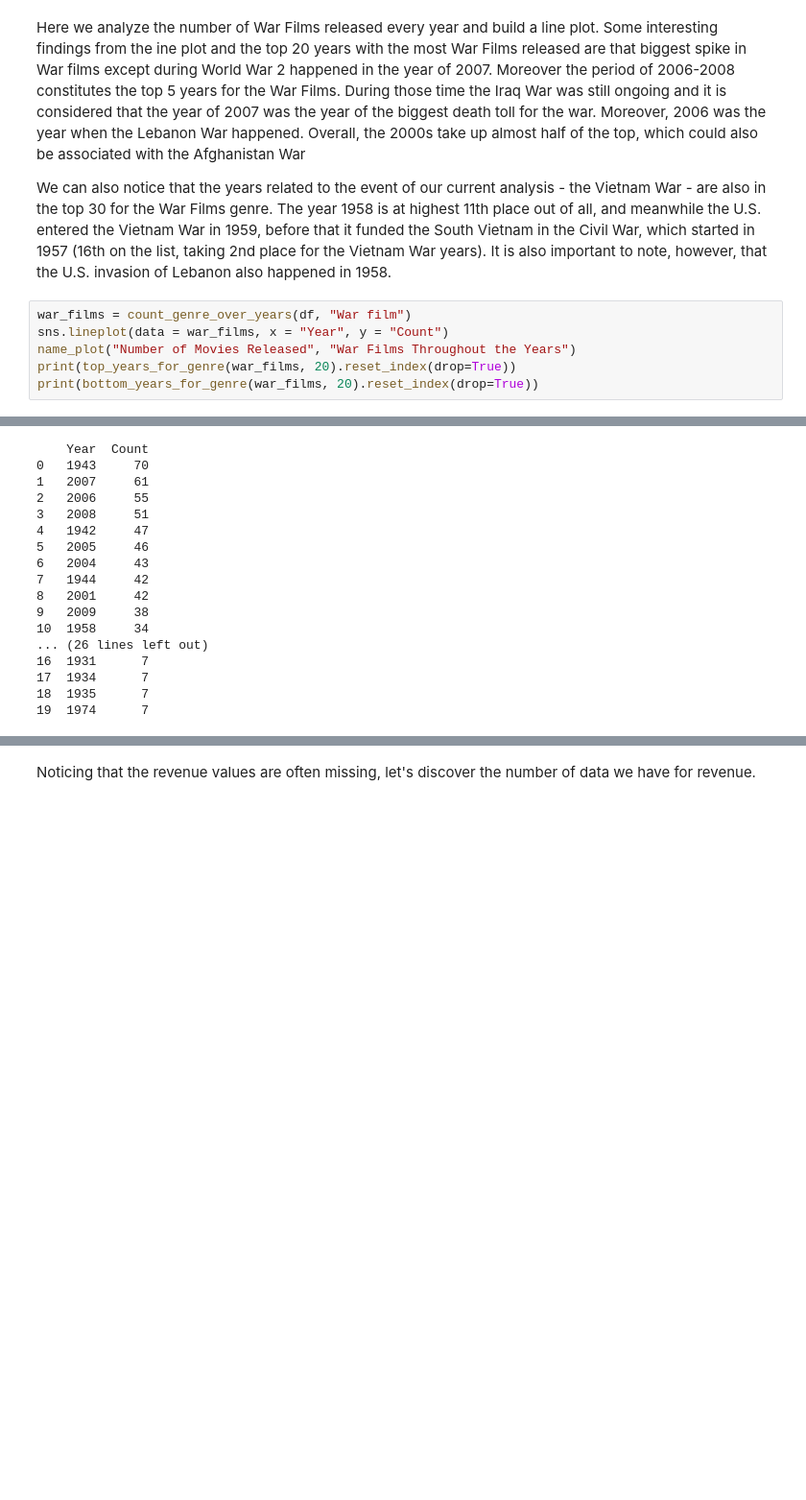
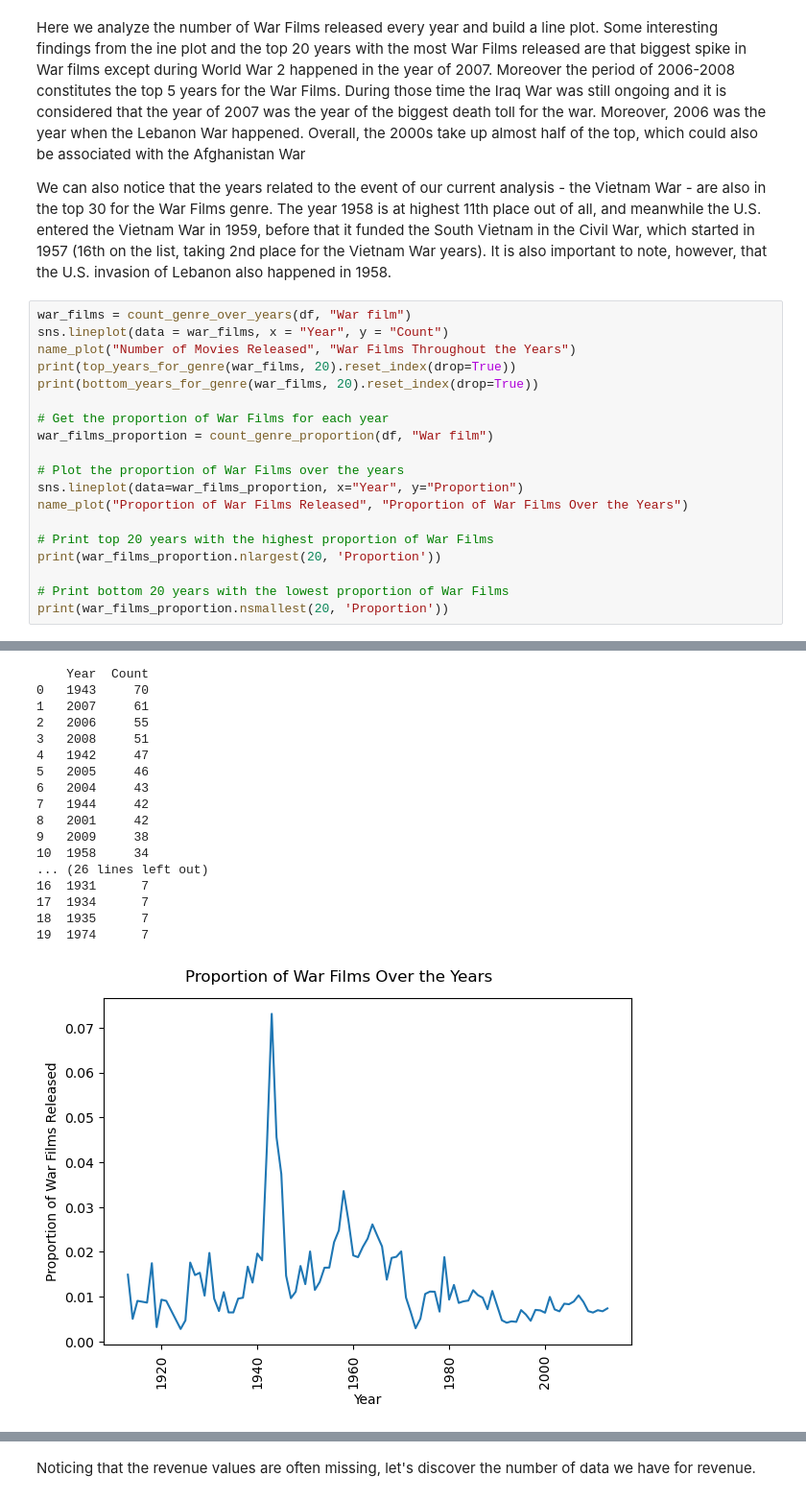
Before and after one commit to epfl-ada/ada-2024-project-americandentalassociation, a Jupyter notebook: results.ipynb, the cells around one changed output, grey strips where cells are left out. Shown at 96% size. Cells and saved outputs as stored; diff of their text form; blank space fills up the shorter version.

Commit message:
new data

```diff
--- a/results.ipynb
+++ b/results.ipynb
@@ -172,25 +185,39 @@ We can also notice that the years related to the event of our current analysis -
 # %%
 war_films = count_genre_over_years(df, "War film")
 sns.lineplot(data = war_films, x = "Year", y = "Count")
 name_plot("Number of Movies Released", "War Films Throughout the Years")
 print(top_years_for_genre(war_films, 20).reset_index(drop=True))
 print(bottom_years_for_genre(war_films, 20).reset_index(drop=True))
+
+# Get the proportion of War Films for each year
+war_films_proportion = count_genre_proportion(df, "War film")
+
+# Plot the proportion of War Films over the years
+sns.lineplot(data=war_films_proportion, x="Year", y="Proportion")
+name_plot("Proportion of War Films Released", "Proportion of War Films Over the Years")
+
+# Print top 20 years with the highest proportion of War Films
+print(war_films_proportion.nlargest(20, 'Proportion'))
+
+# Print bottom 20 years with the lowest proportion of War Films
+print(war_films_proportion.nsmallest(20, 'Proportion'))
 # %% [output]
 [figure]
     Year  Count
 0   1943     70
 1   2007     61
 2   2006     55
 3   2008     51
 4   1942     47
 5   2005     46
 6   2004     43
 7   1944     42
 8   2001     42
 9   2009     38
 10  1958     34
 ... (26 lines left out)
 16  1931      7
 17  1934      7
 18  1935      7
 19  1974      7
+[figure, added]
```
Also changed, not shown: parts of 9 cells of this notebook, 3 other files.
